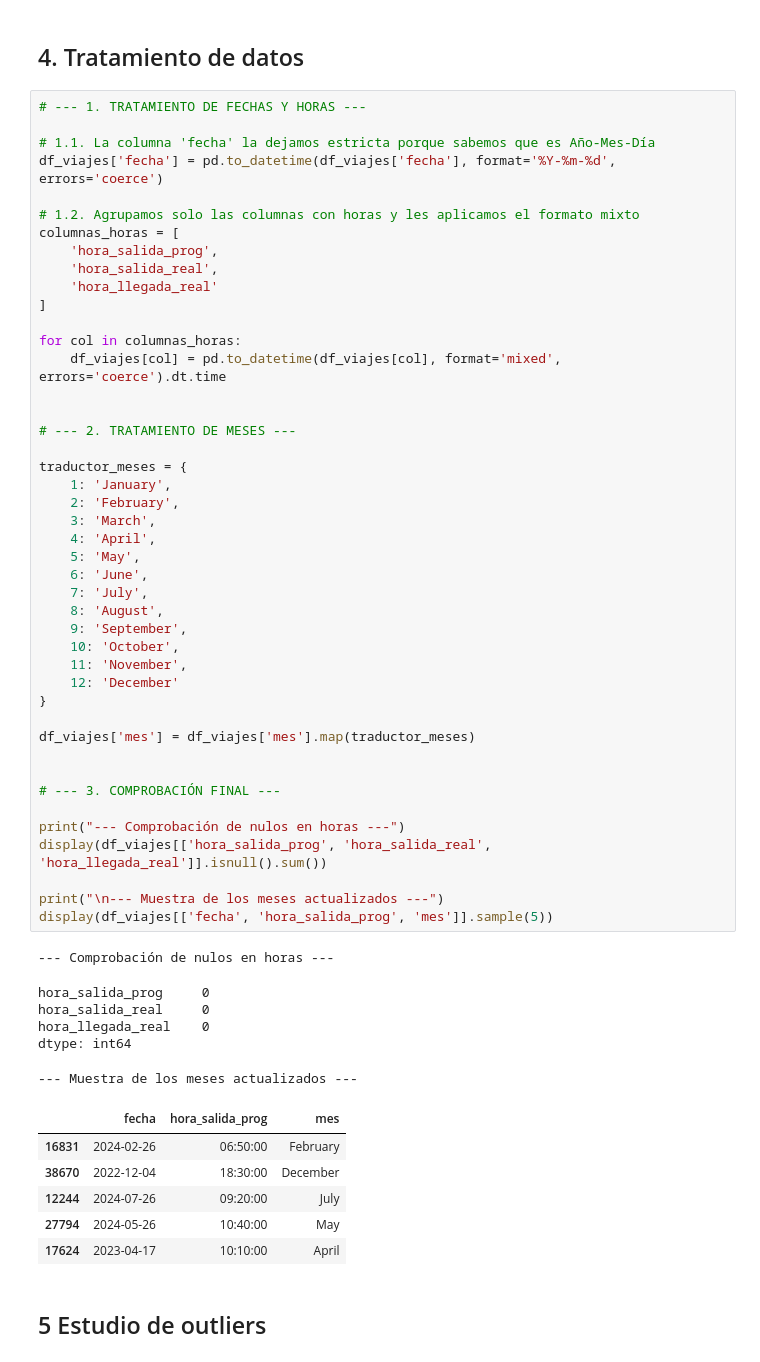
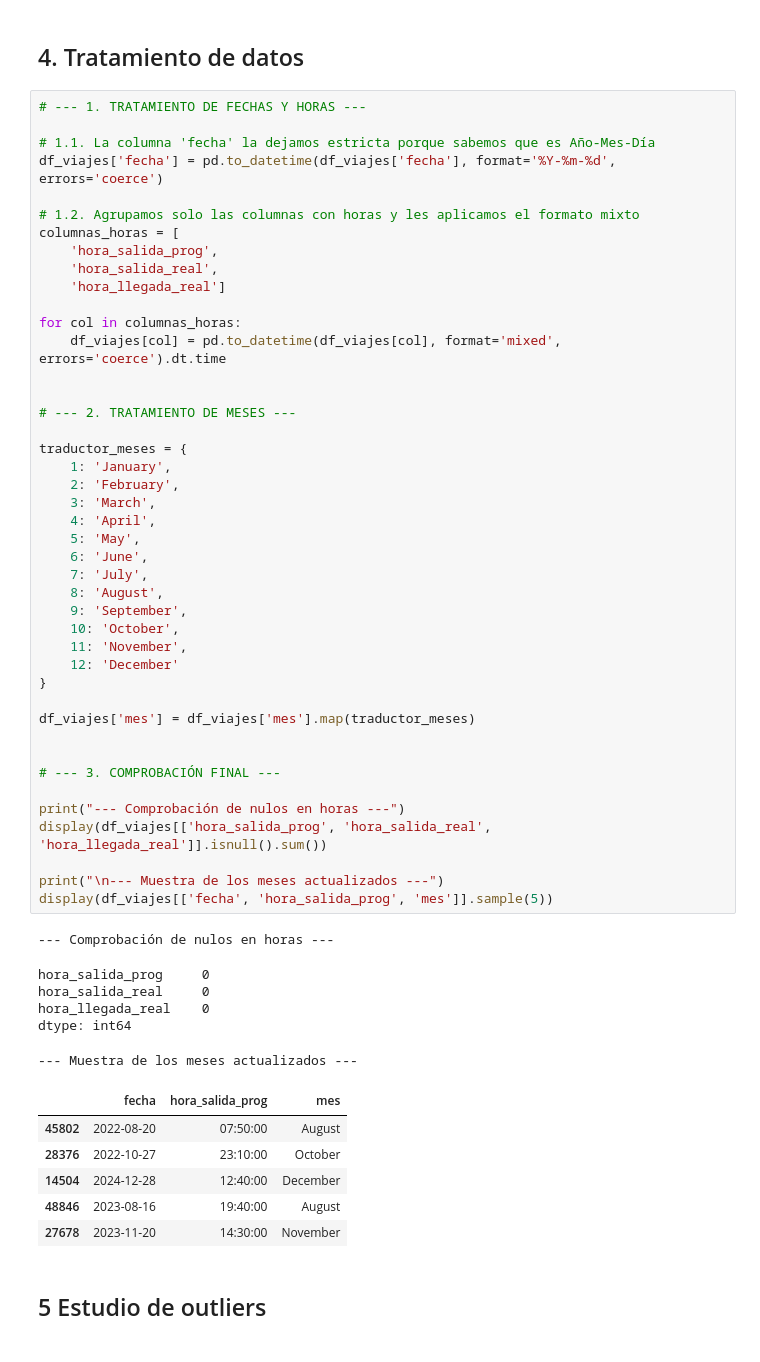
Before and after one commit to databaandsc/MetroBus_Analytics, a Jupyter notebook: 01_eda.ipynb, the cells around one changed output. Saved outputs shown, nothing was run; the diff lists cells and outputs as text.

```diff
--- a/01_eda.ipynb
+++ b/01_eda.ipynb
@@ -231,8 +231,7 @@ df_viajes['fecha'] = pd.to_datetime(df_viajes['fecha'], format='%Y-%m-%d', error
 columnas_horas = [
     'hora_salida_prog',
     'hora_salida_real',
-    'hora_llegada_real'
-]
+    'hora_llegada_real']
 
 for col in columnas_horas:
     df_viajes[col] = pd.to_datetime(df_viajes[col], format='mixed', errors='coerce').dt.time
@@ -246,38 +245,38 @@ traductor_meses = {
     3: 'March',
     4: 'April',
     5: 'May',
     6: 'June',
     7: 'July',
     8: 'August',
     9: 'September',
     10: 'October',
     11: 'November',
     12: 'December'
 }
 
 df_viajes['mes'] = df_viajes['mes'].map(traductor_meses)
 
 
 # --- 3. COMPROBACIÓN FINAL ---
 
 print("--- Comprobación de nulos en horas ---")
 display(df_viajes[['hora_salida_prog', 'hora_salida_real', 'hora_llegada_real']].isnull().sum())
 
 print("\n--- Muestra de los meses actualizados ---")
 display(df_viajes[['fecha', 'hora_salida_prog', 'mes']].sample(5))
 # %% [output]
 --- Comprobación de nulos en horas ---
 hora_salida_prog     0
 hora_salida_real     0
 hora_llegada_real    0
 dtype: int64
 --- Muestra de los meses actualizados ---
 |  | fecha | hora_salida_prog | mes |
-| 16831 | 2024-02-26 | 06:50:00 | February |
-| 38670 | 2022-12-04 | 18:30:00 | December |
-| 12244 | 2024-07-26 | 09:20:00 | July |
-| 27794 | 2024-05-26 | 10:40:00 | May |
-| 17624 | 2023-04-17 | 10:10:00 | April |
+| 45802 | 2022-08-20 | 07:50:00 | August |
+| 28376 | 2022-10-27 | 23:10:00 | October |
+| 14504 | 2024-12-28 | 12:40:00 | December |
+| 48846 | 2023-08-16 | 19:40:00 | August |
+| 27678 | 2023-11-20 | 14:30:00 | November |
 # %% [markdown]
 ## 5 Estudio de outliers
 # %% [markdown]
```
Also changed, not shown: parts of 24 cells of this notebook.
